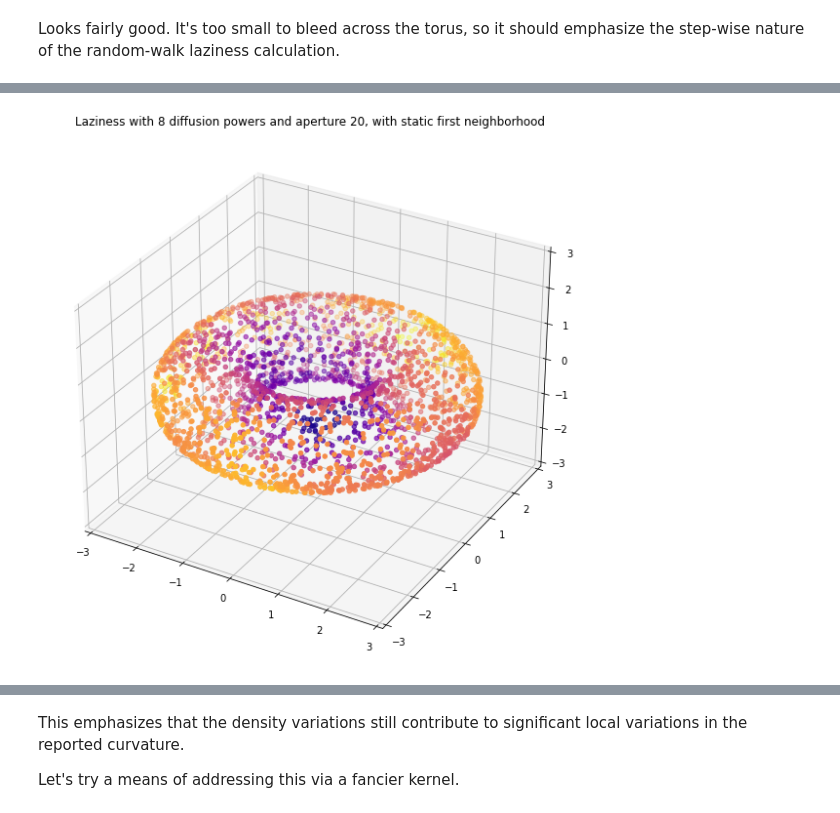
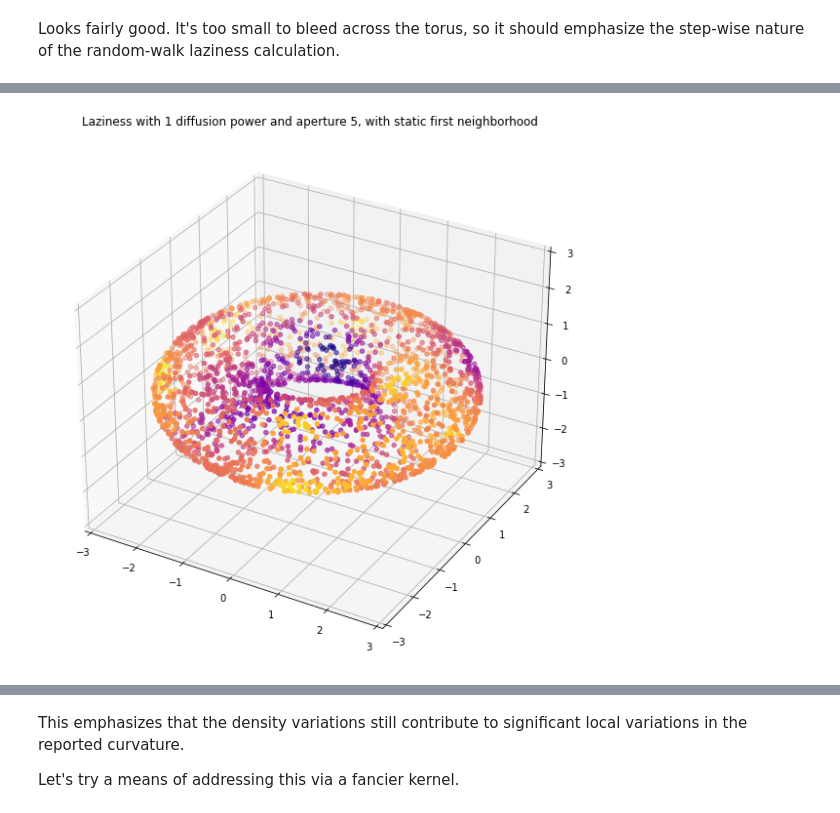
Before and after one commit to professorwug/diffusion-curvature-old, a Jupyter notebook: 02_laziness.ipynb, the cells around one changed output, grey strips where cells are left out. Drawn from its saved outputs; the diff is of its cells as text; code cells hidden in the pictures.

Commit message:
Adding updated tests, with mention of the 1-step diffusion laziness detection

```diff
--- a/02_laziness.ipynb
+++ b/02_laziness.ipynb
@@ -140,4 +142,4 @@ plot_3d(X,P[0])
 # %% [markdown]
 Looks fairly good. It's too small to bleed across the torus, so it should emphasize the step-wise nature of the random-walk laziness calculation.
 # %%
-ks = curvature(P,diffusion_powers=8,aperture=20,dynamically_adjusting_neighborhood=False)
+ks = curvature(P,diffusion_powers=1,aperture=20,dynamically_adjusting_neighborhood=False)
@@ -144,4 +152,4 @@ ks = curvature(P,diffusion_powers=8,aperture=20,dynamically_adjusting_neighborho
 # %%
-plot_3d(X,ks,title="Laziness with 8 diffusion powers and aperture 20, with static first neighborhood")
+plot_3d(X,ks,title="Laziness with 1 diffusion power and aperture 5, with static first neighborhood")
 # %% [output]
-[figure, old version]
+[figure, new version]
```
Also changed, not shown: parts of 24 cells of this notebook, 7 other files.
